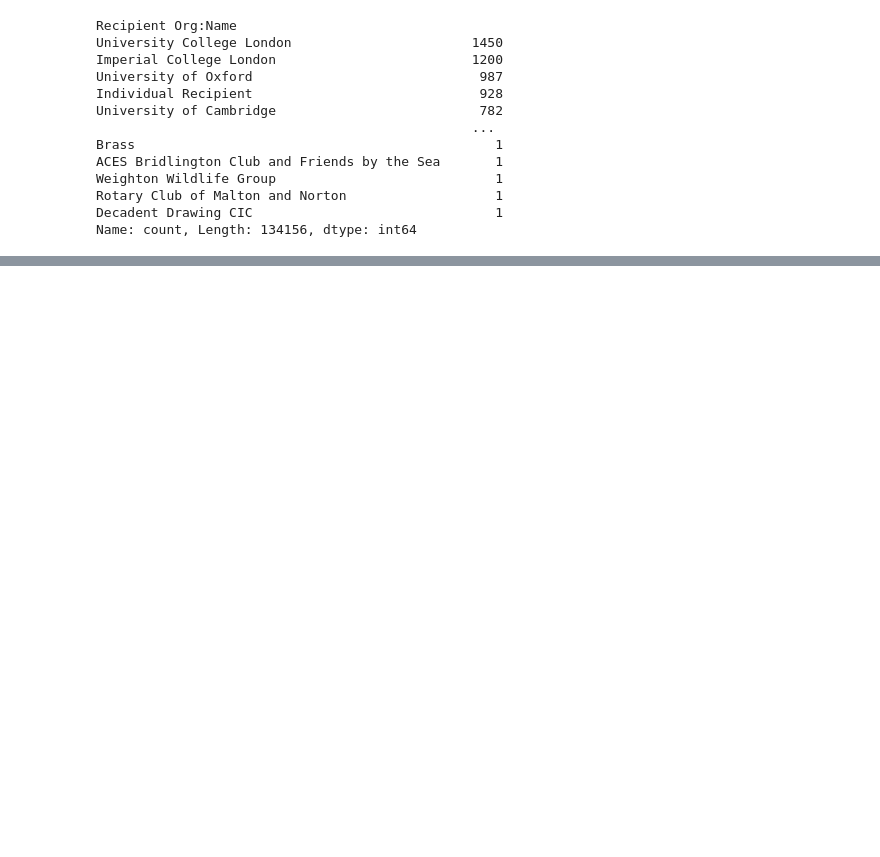
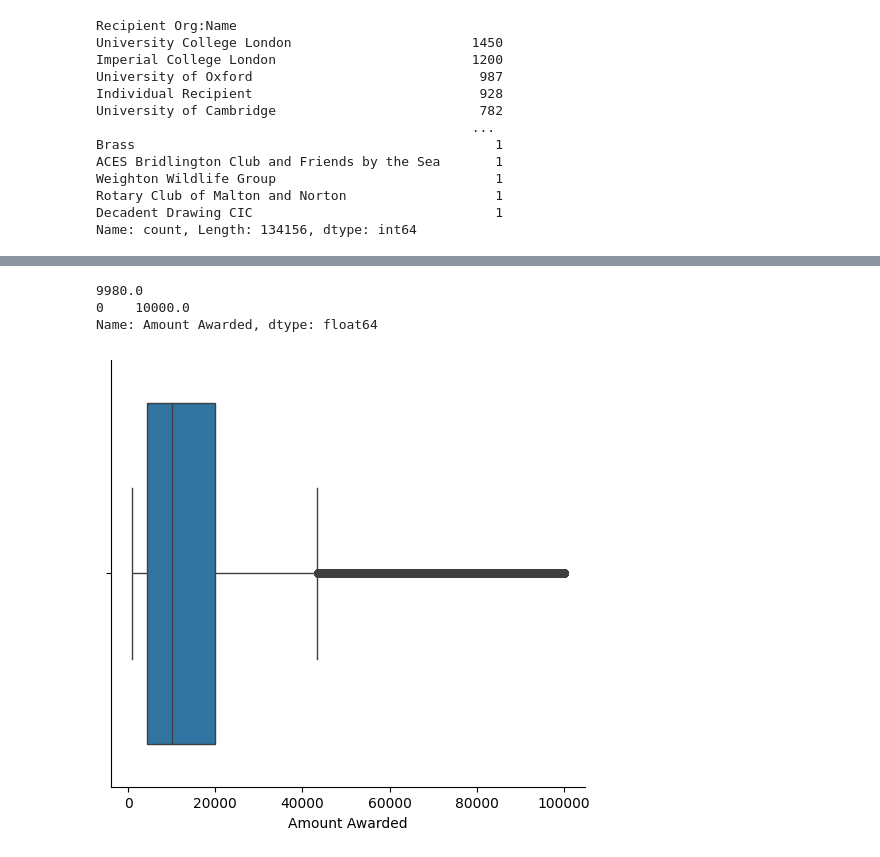
Before and after one commit to Timhan78/charity-grant-analysis, a Jupyter notebook: notebooks/01_data_exploration.ipynb, the cells around one changed output, grey strips where cells are left out. Saved outputs shown, nothing was run; the diff lists cells and outputs as text; code cells hidden in the pictures; blank space fills up the shorter version.

Commit message:
Complete grant analysis

```diff
--- a/notebooks/01_data_exploration.ipynb
+++ b/notebooks/01_data_exploration.ipynb
@@ -142,4 +134,4 @@ we have 306893 individual grants and this is 68.97 %
 df_charity = df_new[df_new['Type of Recipient'] == 'Organisation']
 # %%
 # now let's delete extra columns
-df_charity = df_new.drop(columns=['Best Available Region (additional data)', 'License', 'Note See http://grantnav.threesixtygiving.org/datasets/ for further license information.'])
+df_charity = df_charity.drop(columns=['Best Available Region (additional data)', 'License', 'Note See http://grantnav.threesixtygiving.org/datasets/ for further license information.'], errors='ignore')
@@ -236,0 +277,7 @@ Name: count, Length: 134156, dtype: int64
+# %%
+# Filter by grant amount: £1K - £100K
+
+df_charity_size = df_charity_types[
+    (df_charity_types['Amount Awarded']>=1000) &
+    (df_charity_types['Amount Awarded']<=100_000)
+].copy()
@@ -236,0 +310,25 @@ Name: count, Length: 134156, dtype: int64
+# %%
+# Filter 3: Exclude universities, councils, NHS, research centres
+
+# 1. Create exclusion list
+
+exclude_keywords = [
+    'University',
+    'College',
+    'Council',
+    'NHS',
+    'Department',
+    'Laboratory',
+    'INST',
+    'Research Centre',
+    'Medical Centre',
+    'JOHN INNES CENTRE',
+    'UK CENTRE FOR ECOLOGY & HYDROLOGY',
+    'National Oceanography Centre'
+]
+
+# 2. Create final clean dataset for analysis
+
+df_community_focus = df_charity_size[
+    ~df_charity_size['Recipient Org:Name'].str.contains('|'.join(exclude_keywords), case=False, na=False)
+    ].copy()
@@ -236,0 +382,15 @@ Name: count, Length: 134156, dtype: int64
+# %%
+# Calculate median and mode
+print(df_community_focus['Amount Awarded'].median())
+print(df_community_focus['Amount Awarded'].mode())
+# %% [output]
+9980.0
+0    10000.0
+Name: Amount Awarded, dtype: float64
+# %%
+# Visualise grant amount distribution
+
+sns.catplot(x='Amount Awarded', data=df_community_focus, kind='box')
+plt.show()
+# %% [output]
+[figure, added]
```
Also changed, not shown: parts of 62 cells of this notebook, 1 other file.
